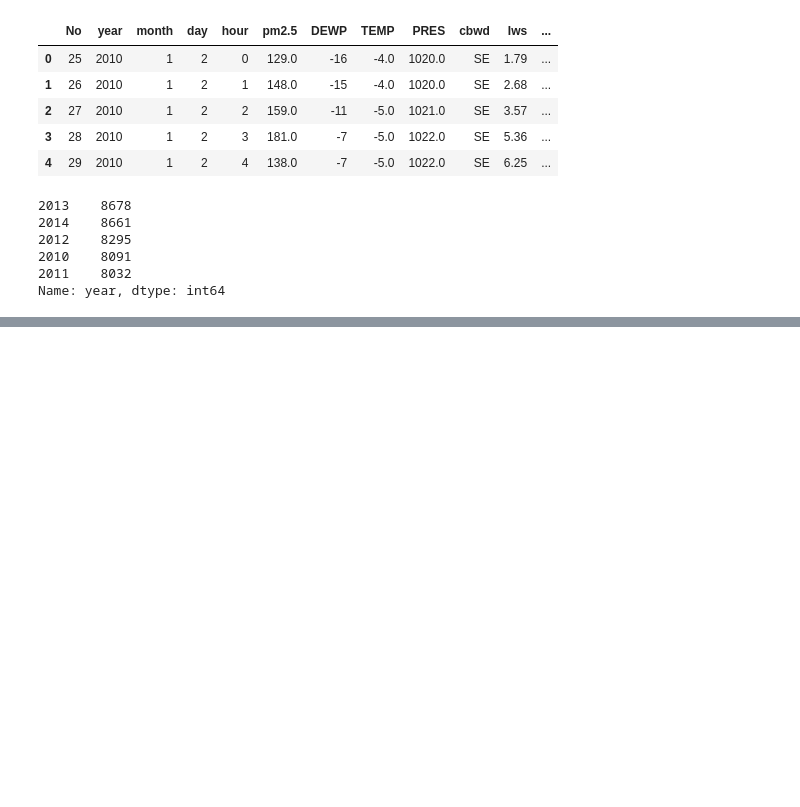
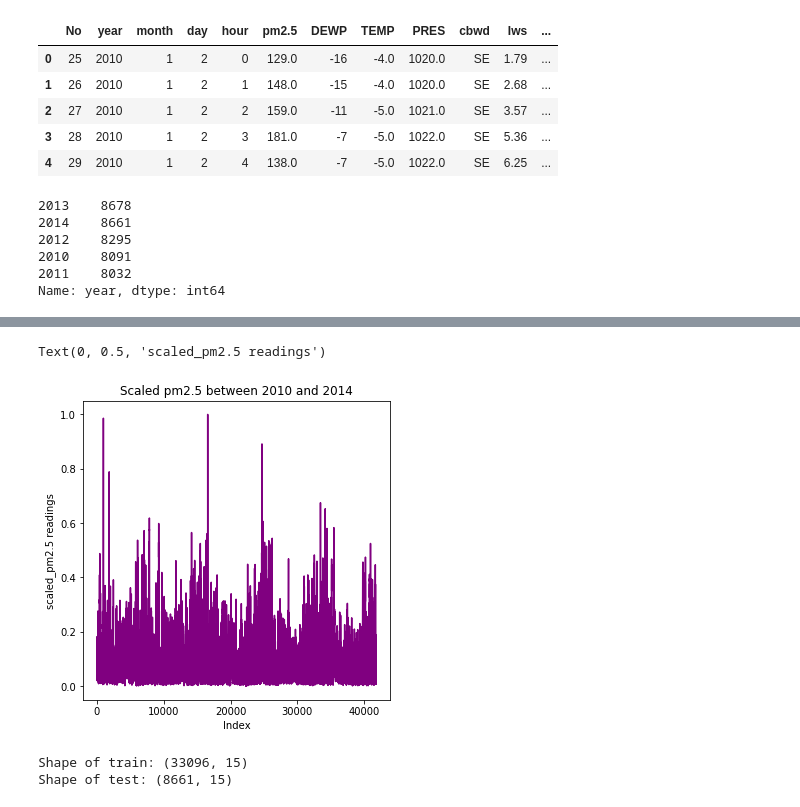
Before and after one commit to hanhanwu/Hanhan_Data_Science_Practice, a Jupyter notebook: sequencial_analysis/after_2020_practice/ts_RNN_basics.ipynb, the cells around one changed output, grey strips where cells are left out. Saved outputs shown, nothing was run; the diff lists cells and outputs as text; code cells hidden in the pictures; blank space fills up the shorter version.

```diff
--- a/sequencial_analysis/after_2020_practice/ts_RNN_basics.ipynb
+++ b/sequencial_analysis/after_2020_practice/ts_RNN_basics.ipynb
@@ -74,0 +81,5 @@ Text(0, 0.5, 'pm2.5 readings')
+# %%
+scaler = MinMaxScaler(feature_range=(0, 1))
+df['scaled_pm2.5'] = scaler.fit_transform(np.array(df['pm2.5']).reshape(-1, 1))
+
+df.head()
@@ -74,0 +93,19 @@ Text(0, 0.5, 'pm2.5 readings')
+# %%
+plt.figure(figsize=(5.5, 5.5))
+g = sns.lineplot(data=df['scaled_pm2.5'], color='purple')
+g.set_title('Scaled pm2.5 between 2010 and 2014')
+g.set_xlabel('Index')
+g.set_ylabel('scaled_pm2.5 readings')
+# %% [output]
+Text(0, 0.5, 'scaled_pm2.5 readings')
+[figure, added]
+# %%
+# 2014 data as validation data, before 2014 as training data
+split_date = datetime.datetime(year=2014, month=1, day=1, hour=0)
+df_train = df.loc[df['datetime']<split_date]
+df_val = df.loc[df['datetime']>=split_date]
+print('Shape of train:', df_train.shape)
+print('Shape of test:', df_val.shape)
+# %% [output]
+Shape of train: (33096, 15)
+Shape of test: (8661, 15)
```
Also changed, not shown: parts of 18 cells of this notebook.
